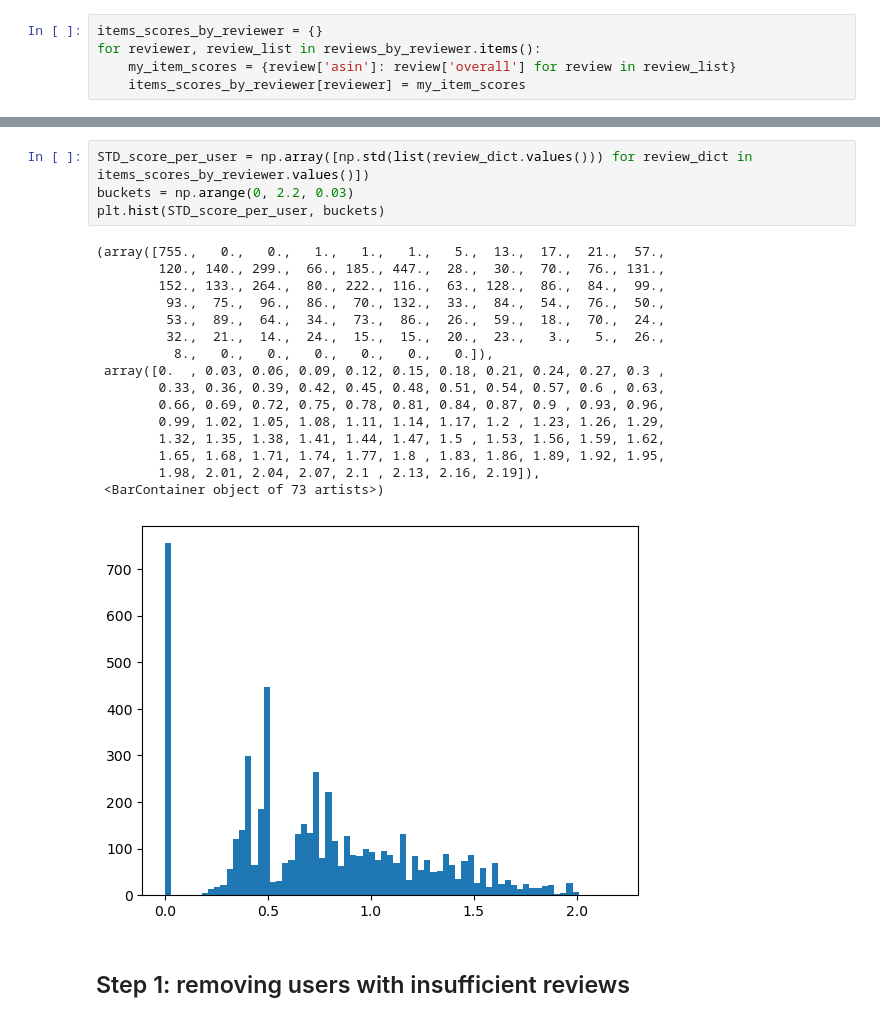
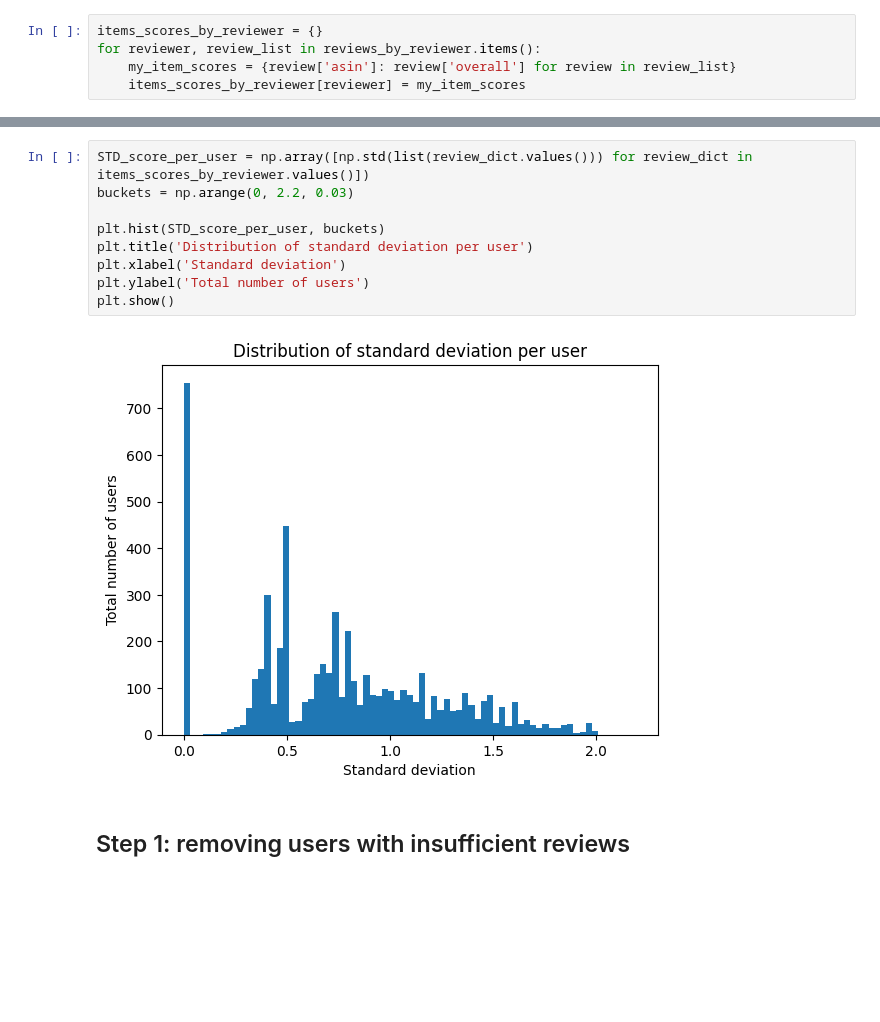
Before and after one commit to Thosam1/BachelorProject, a Jupyter notebook: Bandits/data-preprocessing/amazon_music_filtering.ipynb, the cells around one changed output, grey strips where cells are left out. Cells and saved outputs as stored; diff of their text form; blank space fills up the shorter version.

```diff
--- a/Bandits/data-preprocessing/amazon_music_filtering.ipynb
+++ b/Bandits/data-preprocessing/amazon_music_filtering.ipynb
@@ -84,24 +88,14 @@ plt.hist(average_score_per_user, buckets)
 # %%
 STD_score_per_user = np.array([np.std(list(review_dict.values())) for review_dict in items_scores_by_reviewer.values()])
 buckets = np.arange(0, 2.2, 0.03)
+
 plt.hist(STD_score_per_user, buckets)
+plt.title('Distribution of standard deviation per user')
+plt.xlabel('Standard deviation')
+plt.ylabel('Total number of users')
+plt.show()
 # %% [output]
-(array([755.,   0.,   0.,   1.,   1.,   1.,   5.,  13.,  17.,  21.,  57.,
-        120., 140., 299.,  66., 185., 447.,  28.,  30.,  70.,  76., 131.,
-        152., 133., 264.,  80., 222., 116.,  63., 128.,  86.,  84.,  99.,
-         93.,  75.,  96.,  86.,  70., 132.,  33.,  84.,  54.,  76.,  50.,
-         53.,  89.,  64.,  34.,  73.,  86.,  26.,  59.,  18.,  70.,  24.,
-         32.,  21.,  14.,  24.,  15.,  15.,  20.,  23.,   3.,   5.,  26.,
-          8.,   0.,   0.,   0.,   0.,   0.,   0.]),
- array([0.  , 0.03, 0.06, 0.09, 0.12, 0.15, 0.18, 0.21, 0.24, 0.27, 0.3 ,
-        0.33, 0.36, 0.39, 0.42, 0.45, 0.48, 0.51, 0.54, 0.57, 0.6 , 0.63,
-        0.66, 0.69, 0.72, 0.75, 0.78, 0.81, 0.84, 0.87, 0.9 , 0.93, 0.96,
-        0.99, 1.02, 1.05, 1.08, 1.11, 1.14, 1.17, 1.2 , 1.23, 1.26, 1.29,
-        1.32, 1.35, 1.38, 1.41, 1.44, 1.47, 1.5 , 1.53, 1.56, 1.59, 1.62,
-        1.65, 1.68, 1.71, 1.74, 1.77, 1.8 , 1.83, 1.86, 1.89, 1.92, 1.95,
-        1.98, 2.01, 2.04, 2.07, 2.1 , 2.13, 2.16, 2.19]),
- <BarContainer object of 73 artists>)
-[figure, old version]
+[figure, new version]
 # %% [markdown]
 ## Step 1: removing users with insufficient reviews
 # %% [markdown]
```
Also changed, not shown: parts of 16 cells of this notebook, 1 other file.
